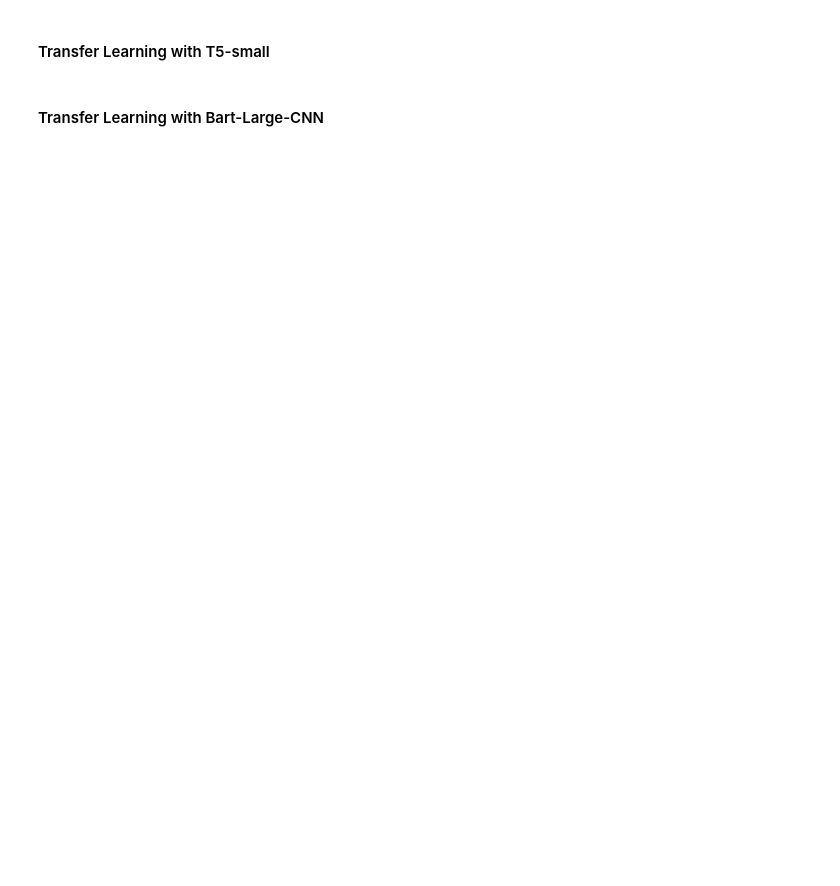
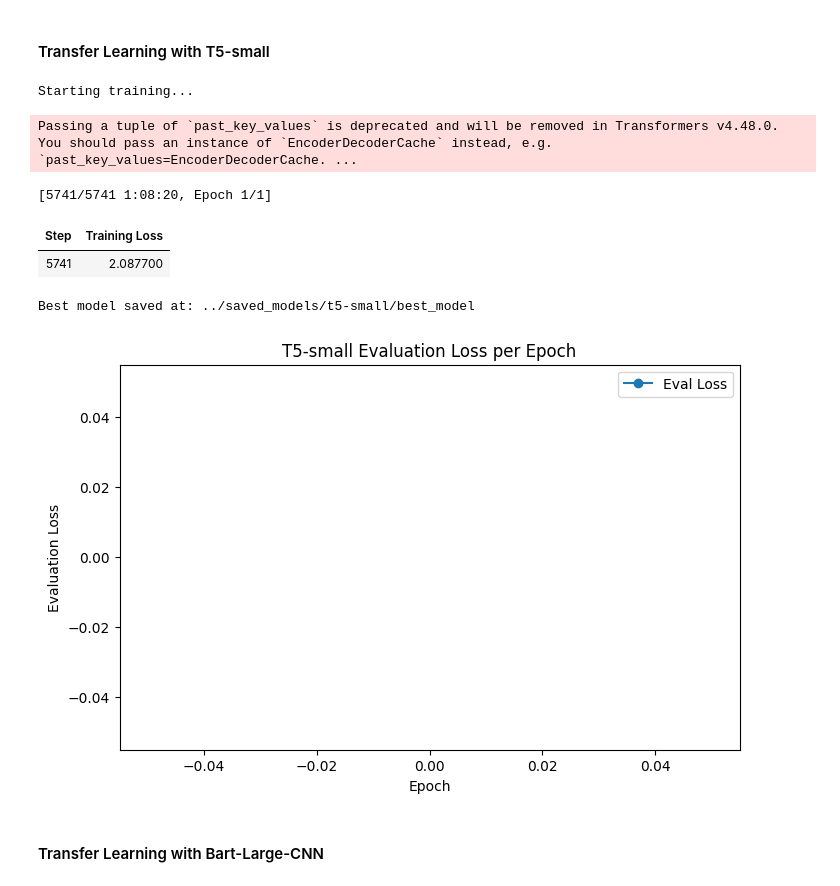
Before and after one commit to BikinGhimire/AITextSummarizer, a Jupyter notebook: Notebooks/Main.ipynb, the cells around one changed output. Cells and saved outputs as stored; diff of their text form; code cells hidden in the pictures; blank space fills up the shorter version.

Commit message:
Finalized Models

```diff
--- a/Notebooks/Main.ipynb
+++ b/Notebooks/Main.ipynb
@@ -677,14 +680,15 @@ model_t5.to(device)
 # Setting evaluation strategy to "epoch" allows evaluation saving at the end of each epoch.
 training_args = TrainingArguments(
     output_dir=model_save_dir,              # Directory for checkpoints and model outputs.
-    num_train_epochs=8,                     # Adjust the number of epochs as needed.
+    num_train_epochs=1,                     # Adjust the number of epochs as needed.
     per_device_train_batch_size=1,          # Adjust based on your available GPU memory.
     per_device_eval_batch_size=1,
-    evaluation_strategy="epoch",            # Run evaluation at the end of each epoch.
+    warmup_steps=100,                       # Warmup steps for learning rate scheduler.
+    weight_decay=0.01,                      # Weight decay for regularization.
+    logging_dir="./logs",
+    logging_steps=50,                       # Log every 50 steps.
     logging_strategy="epoch",
-    load_best_model_at_end=True,            # Automatically load the best model at end of training.
-    metric_for_best_model="eval_loss",      # Evaluate the best model based on evaluation loss.
-    greater_is_better=False,                # Lower evaluation loss indicates a better model.
+    bf16=True if torch.backends.mps.is_available() else False  # use 16-bit bfloat16 on MPS if supported
 )
 
 # Create the Trainer.
@@ -693,33 +697,41 @@ trainer = Trainer(
     args=training_args,
     train_dataset=t5_tokenized_datasets["train"],
     eval_dataset=t5_tokenized_datasets["validation"],
     tokenizer=tokenizer_t5,
 )
 
 # Start training.
 print("Starting training...")
 train_result = trainer.train()
 
 # After training, the best checkpoint is automatically loaded.
 # Save the best model.
 save_path = os.path.join(model_save_dir, "best_model")
 trainer.save_model(save_path)
 print("Best model saved at:", save_path)
 
 # Extract the evaluation loss logged at the end of each epoch
 # from the Trainer's log history and plot it.
 eval_logs = [log for log in trainer.state.log_history if "eval_loss" in log]
 epochs = [log.get("epoch", i+1) for i, log in enumerate(eval_logs)]
 eval_losses = [log["eval_loss"] for log in eval_logs]
 
 # Plot the evaluation loss curve.
 plt.figure(figsize=(8, 5))
 plt.plot(epochs, eval_losses, marker="o", label="Eval Loss")
 plt.xlabel("Epoch")
 plt.ylabel("Evaluation Loss")
 plt.title("T5-small Evaluation Loss per Epoch")
 plt.legend()
 plt.show()
+# %% [output]
+Starting training...
+Passing a tuple of `past_key_values` is deprecated and will be removed in Transformers v4.48.0. You should pass an instance of `EncoderDecoderCache` instead, e.g. `past_key_values=EncoderDecoderCache. ...
+[5741/5741 1:08:20, Epoch 1/1]
+| Step | Training Loss |
+| 5741 | 2.087700 |
+Best model saved at: ../saved_models/t5-small/best_model
+[figure, added]
 # %% [markdown]
 #### Transfer Learning with Bart-Large-CNN
 # %%
```
Also changed, not shown: parts of 15 cells of this notebook, 2 other files.
